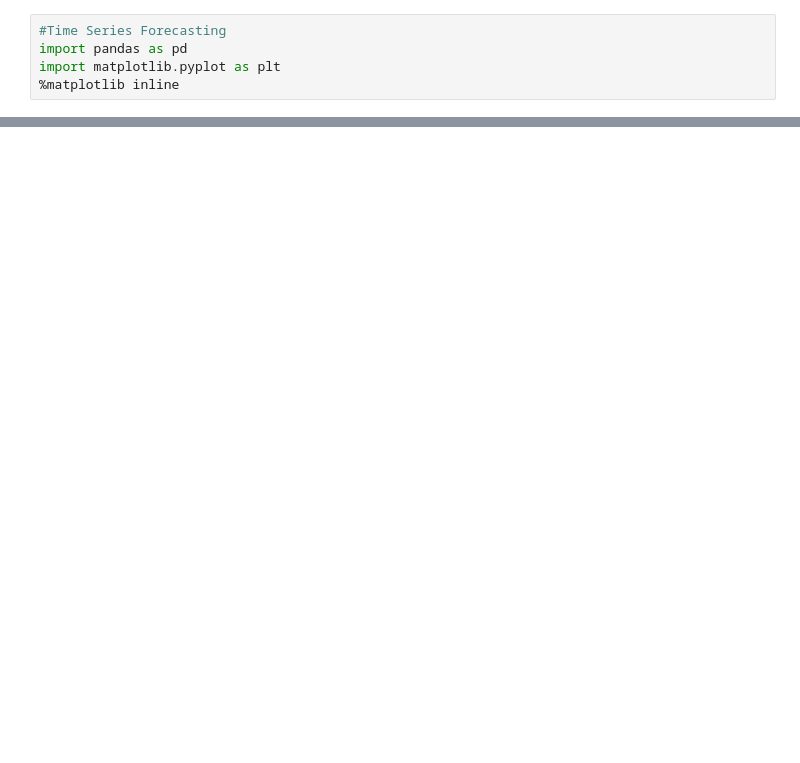
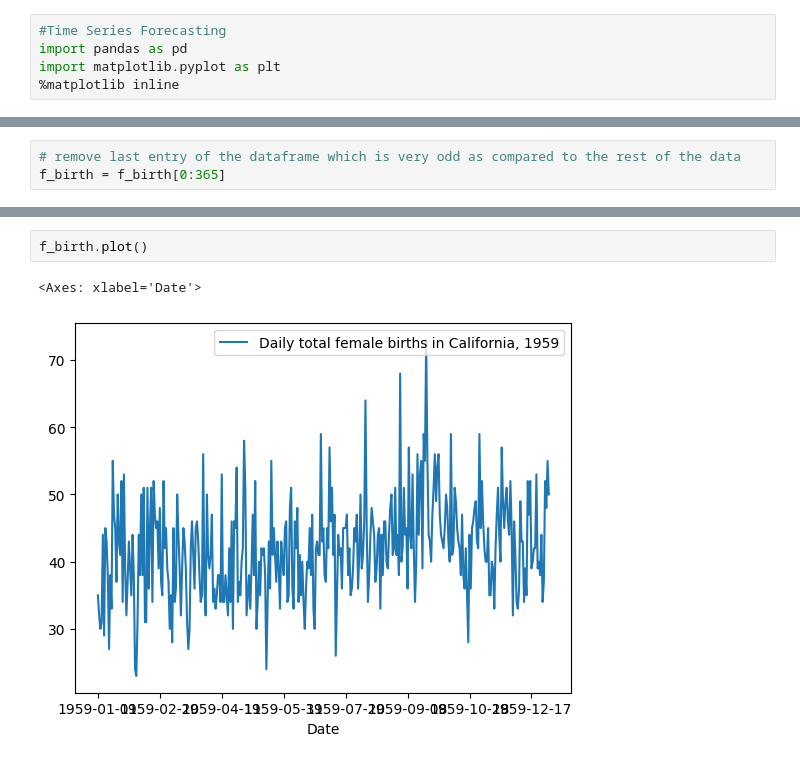
Before and after one commit to pk-2805/Time_Series_Forecasting, a Jupyter notebook: time_series_forecasting.ipynb, the cells around one changed output, grey strips where cells are left out. Drawn from its saved outputs; the diff is of its cells as text; blank space fills up the shorter version.

```diff
--- a/time_series_forecasting.ipynb
+++ b/time_series_forecasting.ipynb
@@ -15,0 +53,3 @@ f_birth.head()
+# %%
+# remove last entry of the dataframe which is very odd as compared to the rest of the data
+f_birth = f_birth[0:365]
@@ -15,0 +68,5 @@ f_birth.head()
+# %%
+f_birth.plot()
+# %% [output]
+<Axes: xlabel='Date'>
+[figure, added]
```
Also changed, not shown: parts of 8 cells of this notebook.
